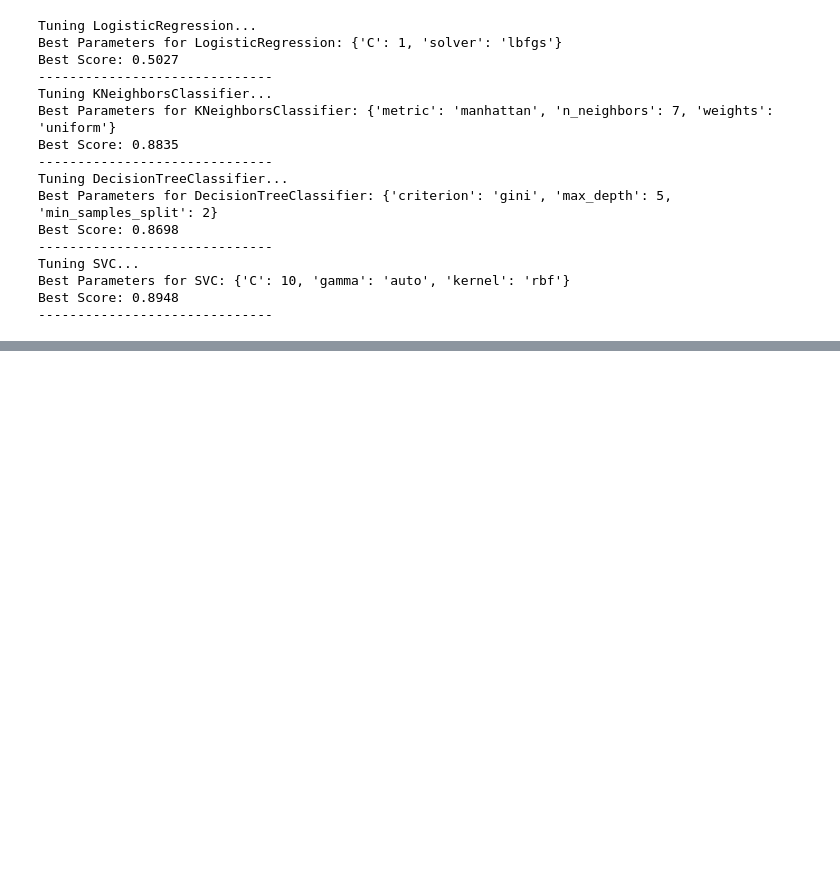
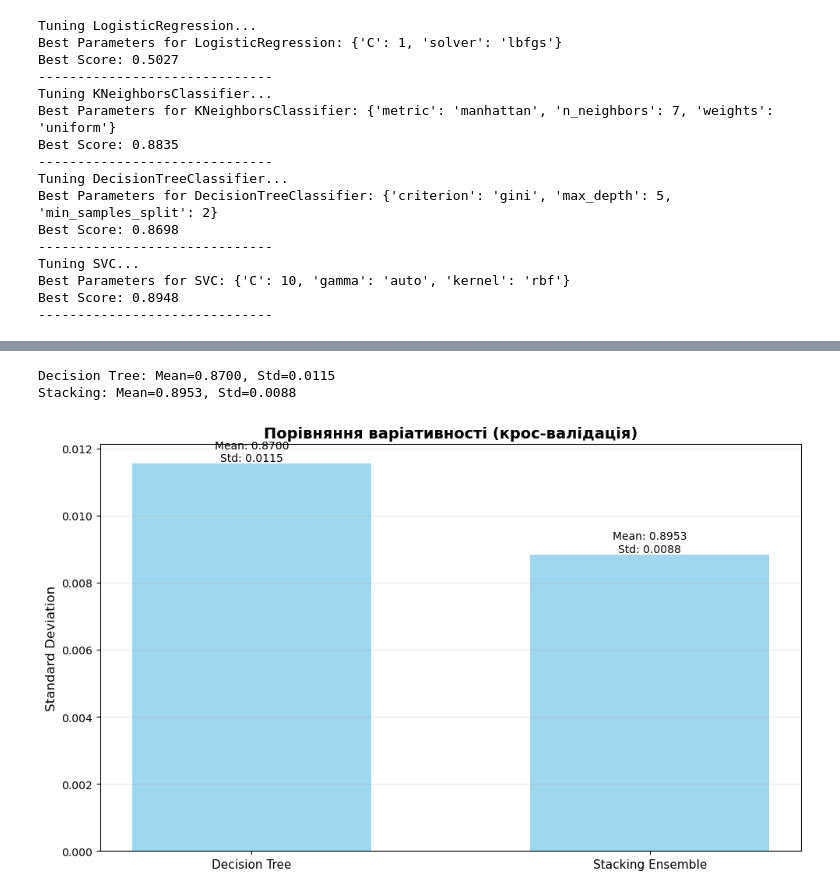
Before and after one commit to Max0Past/Data_Analysis, a Jupyter notebook: lab_5/make_circles.ipynb, the cells around one changed output, grey strips where cells are left out. Saved outputs shown, nothing was run; the diff lists cells and outputs as text; code cells hidden in the pictures; blank space fills up the shorter version.

```diff
--- a/lab_5/make_circles.ipynb
+++ b/lab_5/make_circles.ipynb
@@ -213,0 +548,44 @@ Best Score: 0.8948
+# %%
+# ============================================================================
+# BIAS-VARIANCE DECOMPOSITION
+# ============================================================================
+
+from sklearn.model_selection import cross_val_score
+
+base_dt = DecisionTreeClassifier(**best_params['DecisionTreeClassifier'], random_state=42)
+
+dt_scores = cross_val_score(base_dt, X_train, y_train, cv=10, scoring='accuracy')
+print(f"Decision Tree: Mean={dt_scores.mean():.4f}, Std={dt_scores.std():.4f}")
+
+stack_scores = cross_val_score(best_stack_model, X_train, y_train, cv=10, scoring='accuracy')
+print(f"Stacking: Mean={stack_scores.mean():.4f}, Std={stack_scores.std():.4f}")
+
+fig, ax = plt.subplots(1, 1, figsize=(10, 6))
+
+models = ['Decision Tree', 'Stacking Ensemble']
+means = [dt_scores.mean(), stack_scores.mean()]
+stds = [dt_scores.std(), stack_scores.std()]
+
+x = np.arange(len(models))
+width = 0.6
+
+bars = ax.bar(x, stds, width, label='Std (Variance proxy)', color='skyblue', alpha=0.8)
+
+ax.set_ylabel('Standard Deviation', fontsize=12)
+ax.set_title('Порівняння варіативності (крос-валідація)', fontsize=14, fontweight='bold')
+ax.set_xticks(x)
+ax.set_xticklabels(models, fontsize=11)
+ax.grid(True, alpha=0.3, axis='y')
+
+for i, bar in enumerate(bars):
+    height = bar.get_height()
+    ax.text(bar.get_x() + bar.get_width()/2., height,
+            f'Mean: {means[i]:.4f}\nStd: {height:.4f}',
+            ha='center', va='bottom', fontsize=10)
+
+plt.tight_layout()
+plt.show()
+# %% [output]
+Decision Tree: Mean=0.8700, Std=0.0115
+Stacking: Mean=0.8953, Std=0.0088
+[figure, added]
```
Also changed, not shown: parts of 6 cells of this notebook.
